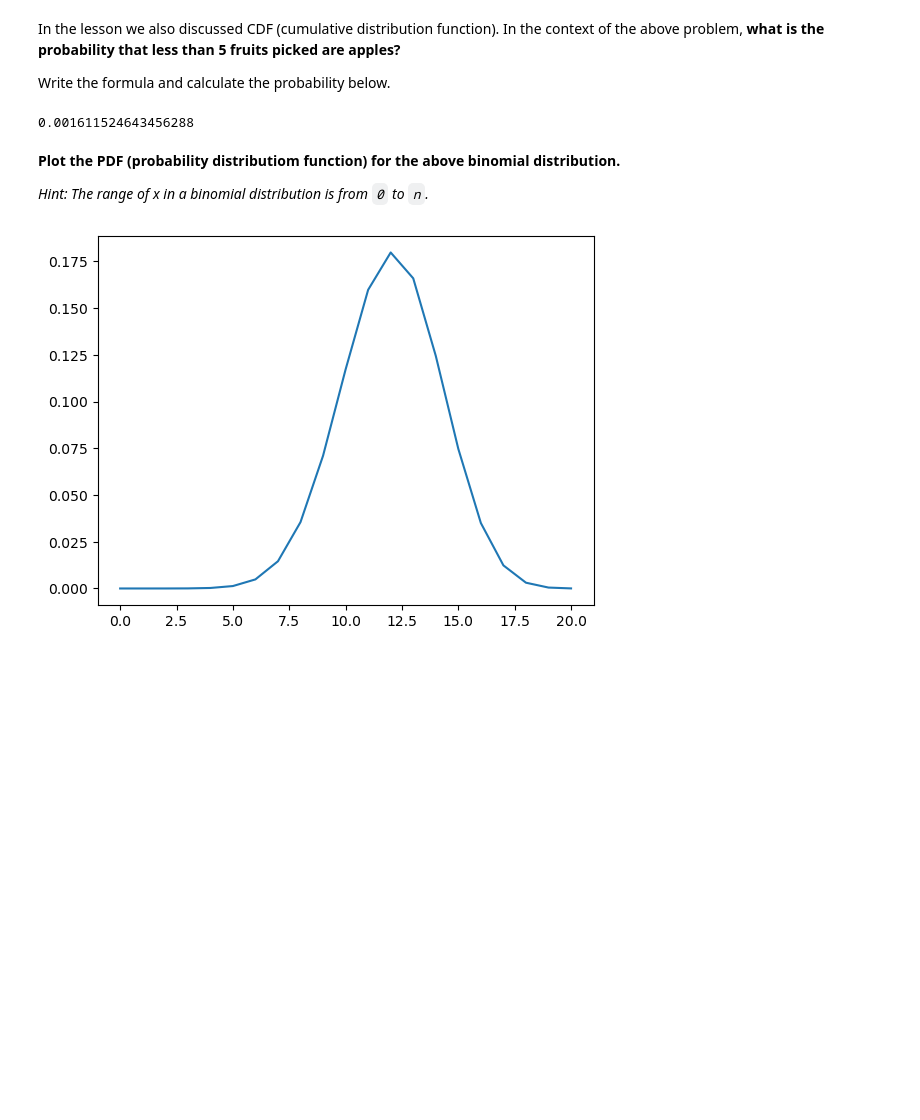
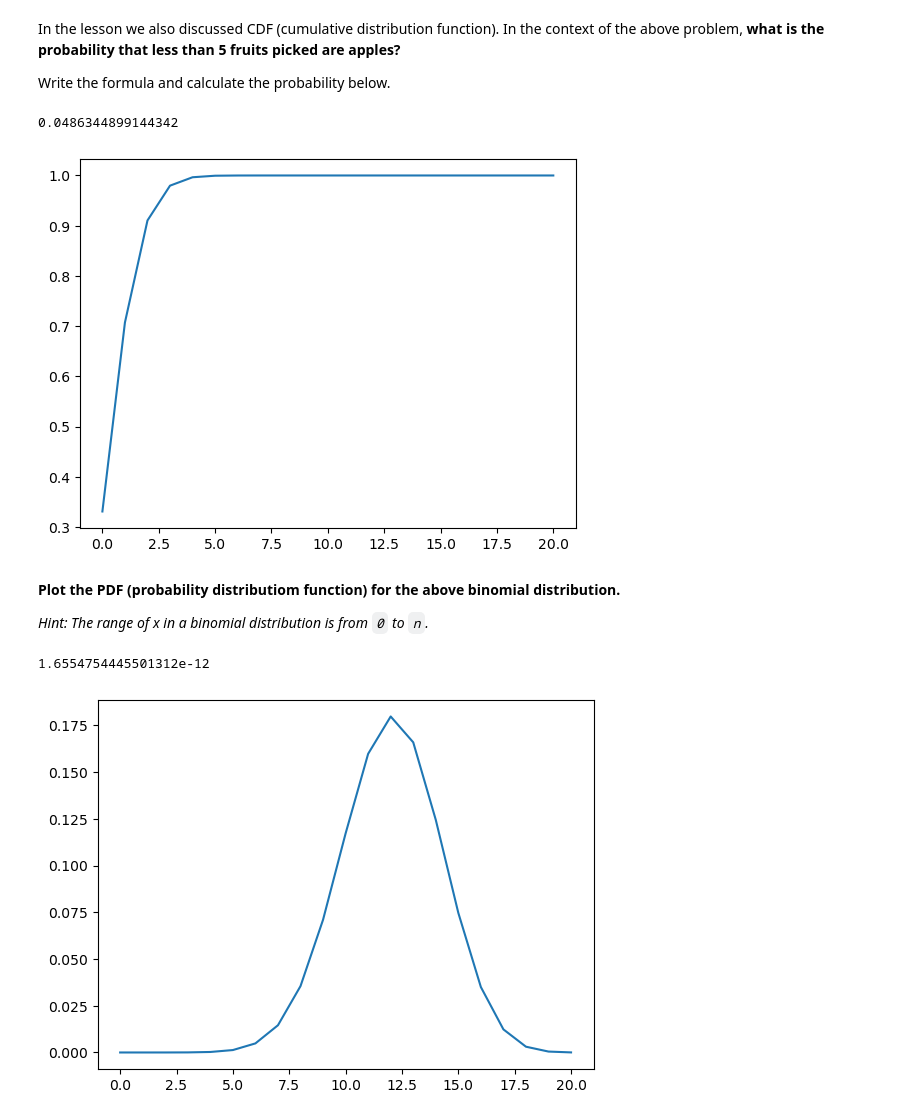
Before and after one commit to Hector1993prog/6.1-lab-discrete-probability-distributions, a Jupyter notebook: your-code/main.ipynb, the cells around one changed output. Drawn from its saved outputs; the diff is of its cells as text; code cells hidden in the pictures; blank space fills up the shorter version.

```diff
--- a/your-code/main.ipynb
+++ b/your-code/main.ipynb
@@ -62,6 +62,7 @@ In the lesson we also discussed CDF (cumulative distribution function). In the c
 
 Write the formula and calculate the probability below.
 # %%
-binom.cdf(5,20,p)
+c= 1- binom.cdf(5,20,p)
+c*100
 # %% [output]
-0.001611524643456288
+0.0486344899144342
@@ -70,5 +69,17 @@ import seaborn as sns
+# %%
+import seaborn as sns
+x1=[x1 for x1 in range(21)]
+y1= [binom.cdf(x1,20,p) for x1 in x1]
+sns.lineplot(x1,y1);
+# %% [output]
+[figure, added]
 # %% [markdown]
 **Plot the PDF (probability distributiom function) for the above binomial distribution.**
 
 *Hint: The range of x in a binomial distribution is from `0` to `n`.*
+# %%
+d= binom.pmf(13,20,p)
+d
+# %% [output]
+1.6554754445501312e-12
 # %%
```
Also changed, not shown: parts of 4 cells of this notebook.
